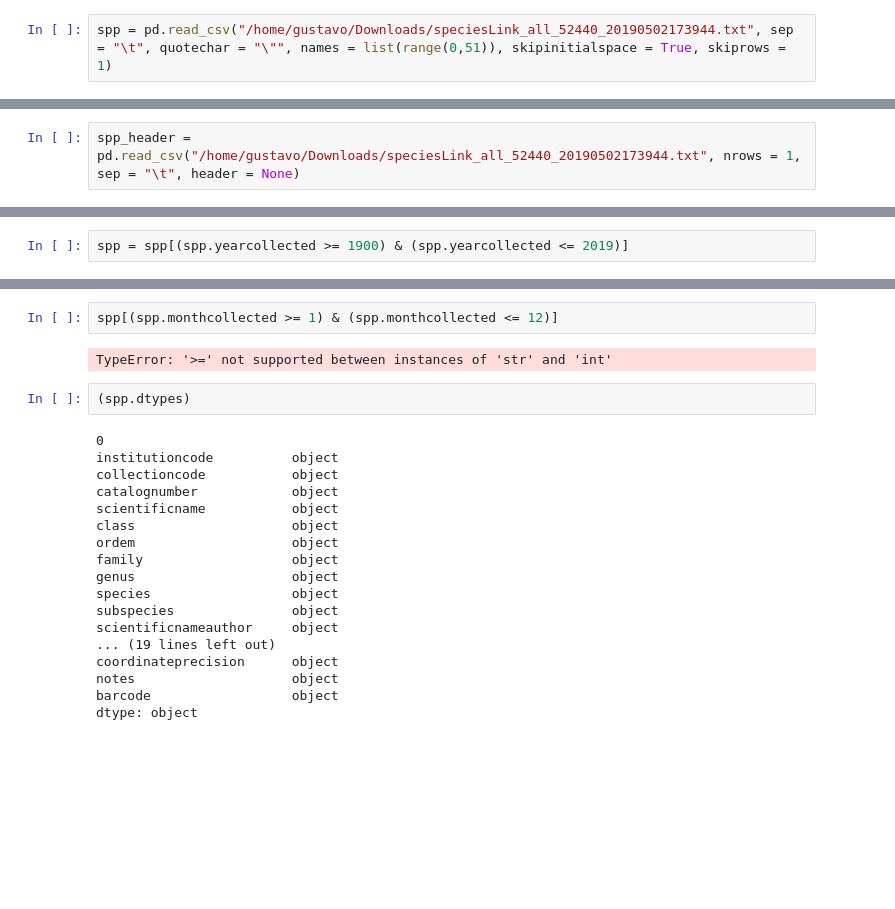
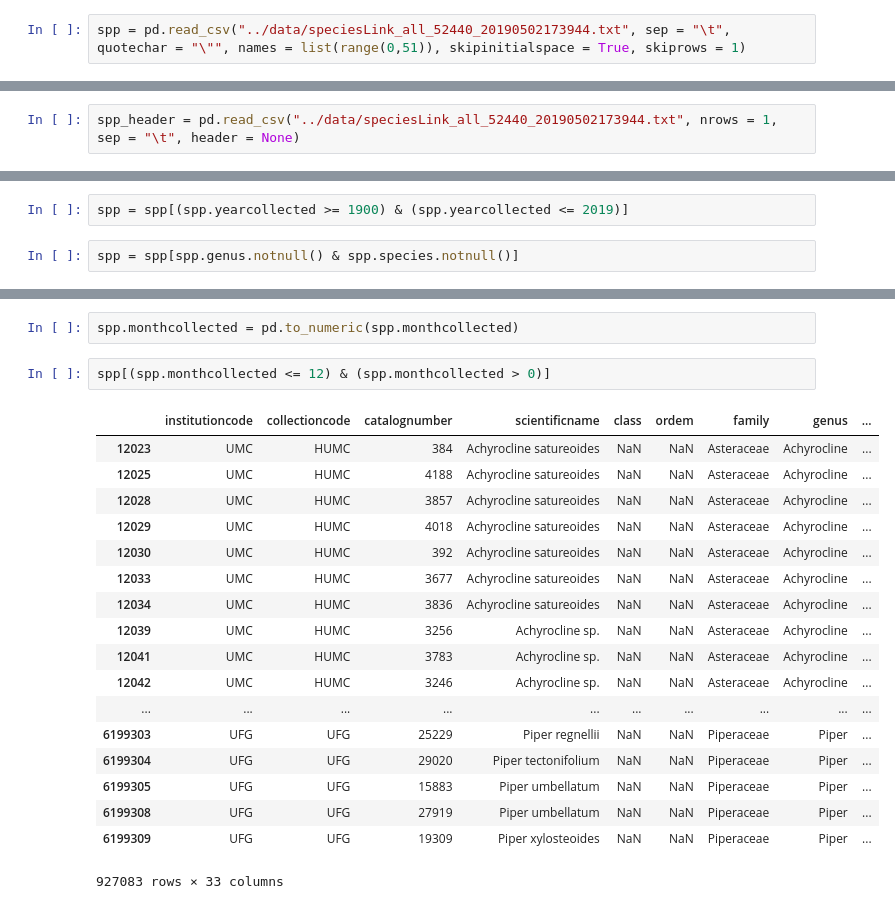
Before and after one commit to gustavobio/notebooks, a Jupyter notebook: pheno.ipynb, the cells around one changed output, grey strips where cells are left out. Cells and saved outputs as stored; diff of their text form; blank space fills up the shorter version.

```diff
--- a/pheno.ipynb
+++ b/pheno.ipynb
@@ -3,11 +4,11 @@ import pandas as pd
 # %%
-spp = pd.read_csv("/home/gustavo/Downloads/speciesLink_all_52440_20190502173944.txt", sep = "\t", quotechar = "\"", names = list(range(0,51)), skipinitialspace = True, skiprows = 1)
+spp = pd.read_csv("../data/speciesLink_all_52440_20190502173944.txt", sep = "\t", quotechar = "\"", names = list(range(0,51)), skipinitialspace = True, skiprows = 1)
 # %%
 len(spp)
 # %% [output]
 6199354
 # %%
-spp_header = pd.read_csv("/home/gustavo/Downloads/speciesLink_all_52440_20190502173944.txt", nrows = 1, sep = "\t", header = None)
+spp_header = pd.read_csv("../data/speciesLink_all_52440_20190502173944.txt", nrows = 1, sep = "\t", header = None)
 # %%
 spp.columns = spp_header.loc[0]
 # %%
@@ -124,3 +125,5 @@ len(has_flowers)
 spp = spp[has_flowers]
 # %%
 spp = spp[(spp.yearcollected >= 1900) & (spp.yearcollected <= 2019)]
+# %%
+spp = spp[spp.genus.notnull() & spp.species.notnull()]
@@ -127,24 +170,23 @@ spp = spp[(spp.yearcollected >= 1900) & (spp.yearcollected <= 2019)]
+# %%
+spp.monthcollected = pd.to_numeric(spp.monthcollected)
 # %%
-spp[(spp.monthcollected >= 1) & (spp.monthcollected <= 12)]
+spp[(spp.monthcollected <= 12) & (spp.monthcollected > 0)]
 # %% [output]
+|  | institutioncode | collectioncode | catalognumber | scientificname | class | ordem | family | genus | ... |
+| 12023 | UMC | HUMC | 384 | Achyrocline satureoides | NaN | NaN | Asteraceae | Achyrocline | ... |
+| 12025 | UMC | HUMC | 4188 | Achyrocline satureoides | NaN | NaN | Asteraceae | Achyrocline | ... |
+| 12028 | UMC | HUMC | 3857 | Achyrocline satureoides | NaN | NaN | Asteraceae | Achyrocline | ... |
+| 12029 | UMC | HUMC | 4018 | Achyrocline satureoides | NaN | NaN | Asteraceae | Achyrocline | ... |
+| 12030 | UMC | HUMC | 392 | Achyrocline satureoides | NaN | NaN | Asteraceae | Achyrocline | ... |
+| 12033 | UMC | HUMC | 3677 | Achyrocline satureoides | NaN | NaN | Asteraceae | Achyrocline | ... |
+| 12034 | UMC | HUMC | 3836 | Achyrocline satureoides | NaN | NaN | Asteraceae | Achyrocline | ... |
+| 12039 | UMC | HUMC | 3256 | Achyrocline sp. | NaN | NaN | Asteraceae | Achyrocline | ... |
+| 12041 | UMC | HUMC | 3783 | Achyrocline sp. | NaN | NaN | Asteraceae | Achyrocline | ... |
+| 12042 | UMC | HUMC | 3246 | Achyrocline sp. | NaN | NaN | Asteraceae | Achyrocline | ... |
+| ... | ... | ... | ... | ... | ... | ... | ... | ... | ... |
+| 6199303 | UFG | UFG | 25229 | Piper regnellii | NaN | NaN | Piperaceae | Piper | ... |
+| 6199304 | UFG | UFG | 29020 | Piper tectonifolium | NaN | NaN | Piperaceae | Piper | ... |
+| 6199305 | UFG | UFG | 15883 | Piper umbellatum | NaN | NaN | Piperaceae | Piper | ... |
+| 6199308 | UFG | UFG | 27919 | Piper umbellatum | NaN | NaN | Piperaceae | Piper | ... |
+| 6199309 | UFG | UFG | 19309 | Piper xylosteoides | NaN | NaN | Piperaceae | Piper | ... |
-TypeError: '>=' not supported between instances of 'str' and 'int'
+927083 rows × 33 columns
-# %%
-(spp.dtypes)
-# %% [output]
-0
-institutioncode          object
-collectioncode           object
-catalognumber            object
-scientificname           object
-class                    object
-ordem                    object
-family                   object
-genus                    object
-species                  object
-subspecies               object
-scientificnameauthor     object
-... (19 lines left out)
-coordinateprecision      object
-notes                    object
-barcode                  object
-dtype: object
```
Also changed, not shown: parts of 4 cells of this notebook.
